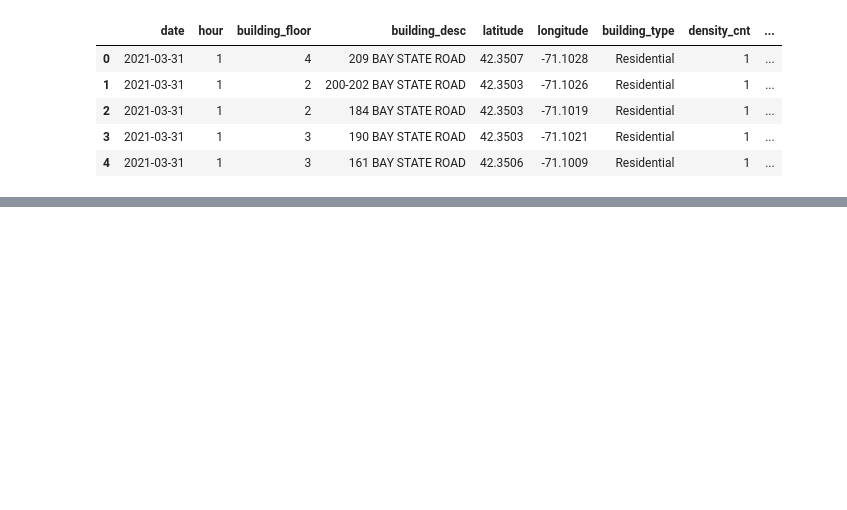
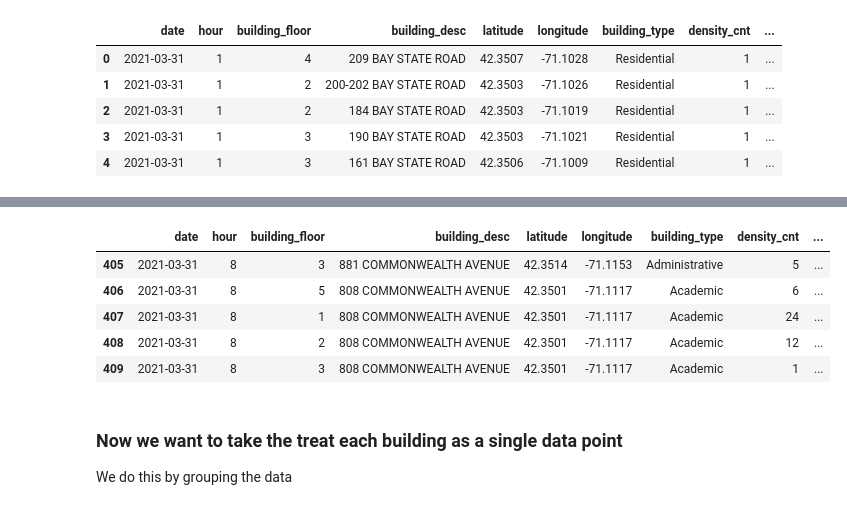
Before and after one commit to BU-Spark/ds-bu-sustainability-water, a Jupyter notebook: sp24-team-d/density_analysis.ipynb, the cells around one changed output, grey strips where cells are left out. Cells and saved outputs as stored; diff of their text form; code cells hidden in the pictures; blank space fills up the shorter version.

```diff
--- a/sp24-team-d/density_analysis.ipynb
+++ b/sp24-team-d/density_analysis.ipynb
@@ -29,0 +83,12 @@ average_counts.head()
+# %%
+filtered_density.head()
+# %% [output]
+|  | date | hour | building_floor | building_desc | latitude | longitude | building_type | density_cnt | ... |
+| 405 | 2021-03-31 | 8 | 3 | 881 COMMONWEALTH AVENUE | 42.3514 | -71.1153 | Administrative | 5 | ... |
+| 406 | 2021-03-31 | 8 | 5 | 808 COMMONWEALTH AVENUE | 42.3501 | -71.1117 | Academic | 6 | ... |
+| 407 | 2021-03-31 | 8 | 1 | 808 COMMONWEALTH AVENUE | 42.3501 | -71.1117 | Academic | 24 | ... |
+| 408 | 2021-03-31 | 8 | 2 | 808 COMMONWEALTH AVENUE | 42.3501 | -71.1117 | Academic | 12 | ... |
+| 409 | 2021-03-31 | 8 | 3 | 808 COMMONWEALTH AVENUE | 42.3501 | -71.1117 | Academic | 1 | ... |
+# %% [markdown]
+### Now we want to take the treat each building as a single data point
+We do this by grouping the data
```
Also changed, not shown: parts of 20 cells of this notebook, 7 other files.
